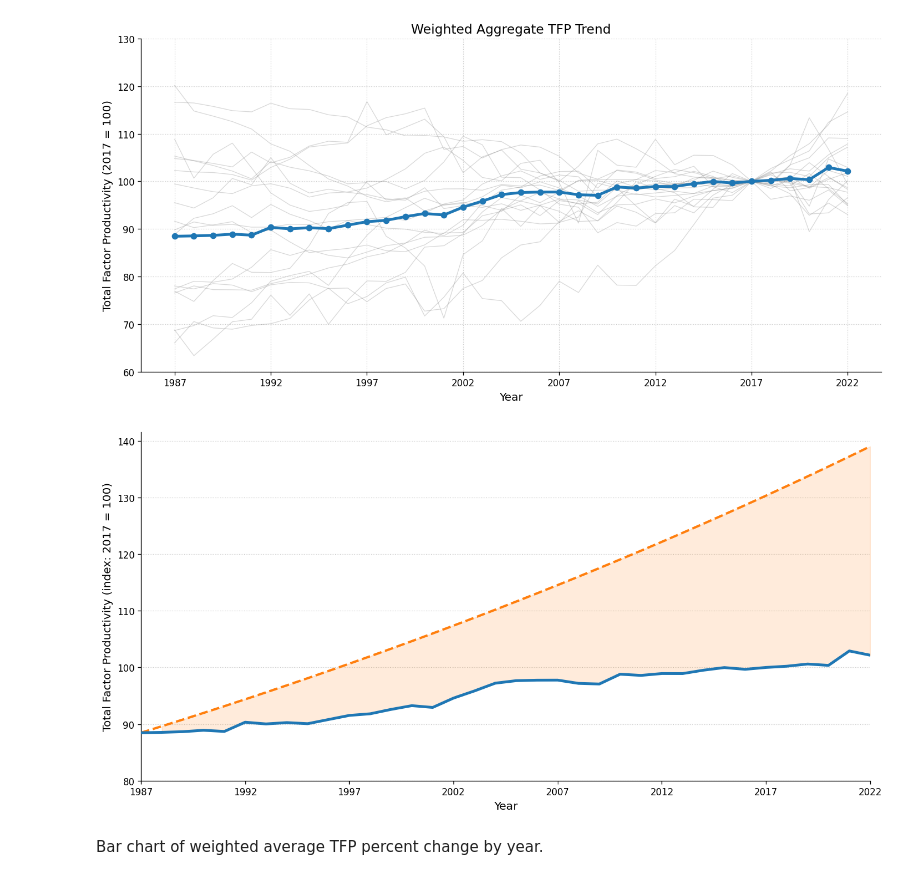
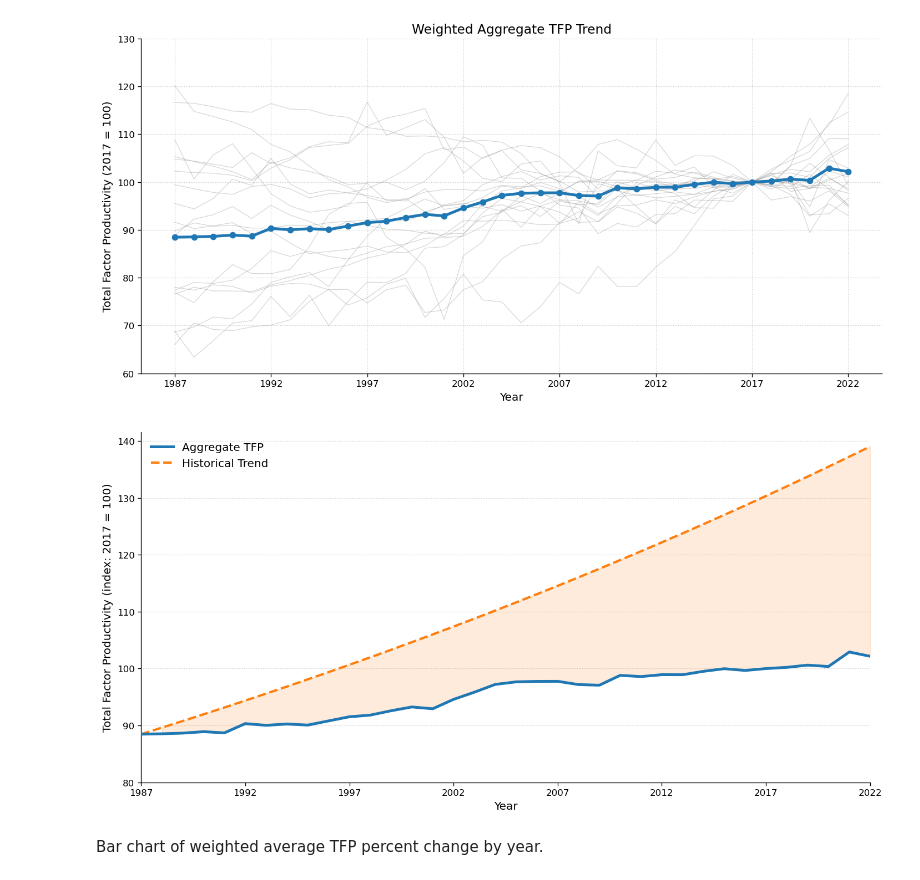
Before and after one commit to daniel-seymour/EC334-Summative, a Jupyter notebook: data-viz/productivity_trends_two_digit_naics.ipynb, the cells around one changed output. Drawn from its saved outputs; the diff is of its cells as text; code cells hidden in the pictures.

```diff
--- a/data-viz/productivity_trends_two_digit_naics.ipynb
+++ b/data-viz/productivity_trends_two_digit_naics.ipynb
@@ -101,8 +101,7 @@ df_plot.head(5)
 | 4 | 11 | 1991 | 71.025 | 0.8 | 0.008256 |
 # %%
 aggregate_tfp = (
-    df_plot
-    .dropna(subset=['tfp_index_2017', 'weight'])
+    df_plot.dropna(subset=['tfp_index_2017', 'weight'])
     .groupby('year')
     .apply(lambda x: np.average(x['tfp_index_2017'], weights=x['weight']))
     .reset_index()
@@ -185,10 +183,11 @@ tfp_values = aggregate_tfp_clean['weighted_tfp'].values
 ax.plot(
     years,
     tfp_values,
-    color='#1f77b4',  # Blue
+    color='#1f77b4',
     linewidth=3.0,
     alpha=1.0,
-    zorder=10
+    zorder=10,
+    label='Aggregate TFP'
 )
 
 if len(years) > 0:
@@ -206,38 +205,40 @@ if len(years) > 0:
         historical_values,
         '--',
         linewidth=2.5,
-        color='#ff7f0e',  # Orange
-        zorder=5
+        color='#ff7f0e',
+        zorder=5,
+        label='Historical Trend'
     )
 
     # shade in
     interp_actual = np.interp(year_range, years, tfp_values)
     ax.fill_between(
         year_range,
         interp_actual,
         historical_values,
         where=[hv > tv for hv, tv in zip(historical_values, interp_actual)],
         color='#ff7f0e',
         alpha=0.15
     )
 
 if len(years) > 0:
     ax.set_xticks(range(int(years.min()), int(years.max())+1, 5))
 
     all_values = np.concatenate([tfp_values, historical_values])
     y_min = np.floor(min(all_values) / 10) * 10
     y_max = np.ceil(max(all_values) / 10) * 10
     ax.set_yticks(range(int(y_min), int(y_max)+1, 10))
 
 ax.set_xlabel('Year', fontsize=12)
 ax.set_ylabel('Total Factor Productivity (index: 2017 = 100)', fontsize=12)
+ax.legend(loc='upper left', frameon=False, fontsize=12)
 
 os.makedirs('../figures', exist_ok=True)
 plt.tight_layout()
 plt.savefig('../figures/tfp_productivity_slowdown.png', dpi=300, bbox_inches='tight')
 plt.show()
 # %% [output]
-[figure, old version]
+[figure, new version]
 # %% [markdown]
 Bar chart of weighted average TFP percent change by year.
 # %%
```
Also changed, not shown: parts of 2 cells of this notebook, 17 other files.
